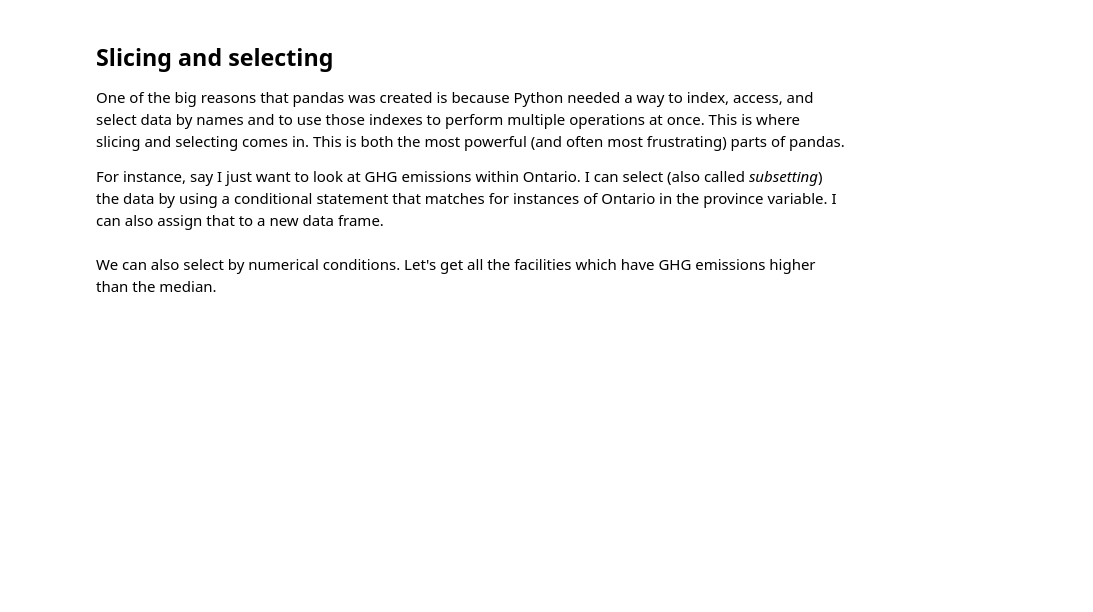
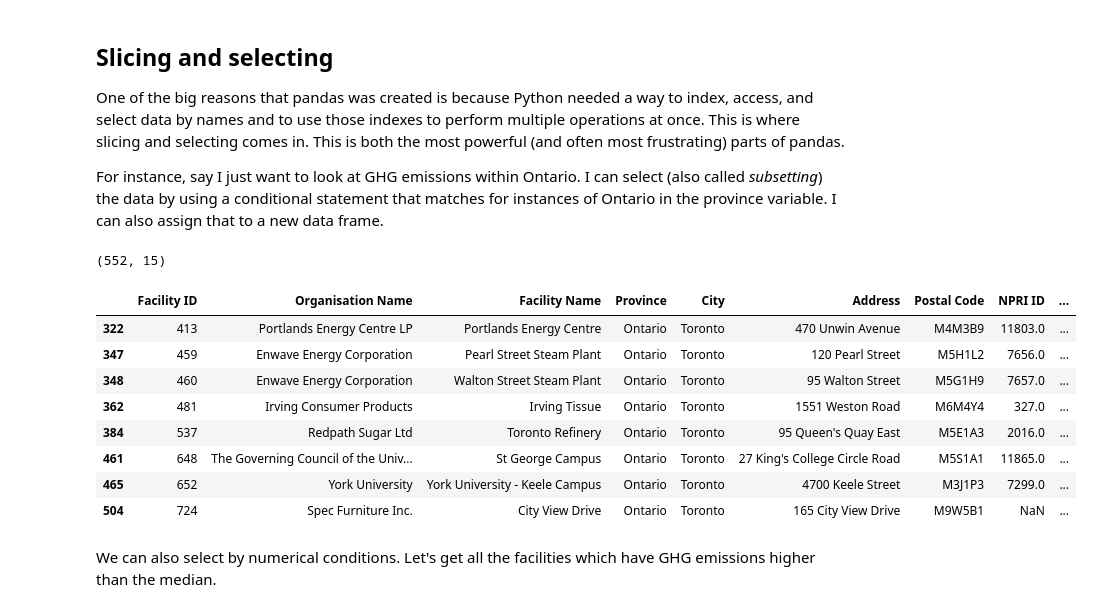
Before and after one commit to SocialDataAnalytics-Winter2018/lab02, a Jupyter notebook: Lab 02 - Basic Python II, Intro to Data Handling.ipynb, the cells around one changed output. Saved outputs shown, nothing was run; the diff lists cells and outputs as text; code cells hidden in the pictures; blank space fills up the shorter version.

```diff
--- a/Lab 02 - Basic Python II, Intro to Data Handling.ipynb
+++ b/Lab 02 - Basic Python II, Intro to Data Handling.ipynb
@@ -463,5 +903,9 @@ This isn't terribly useful here, but once we show how to take slices of data, it
 One of the big reasons that pandas was created is because Python needed a way to index, access, and select data by names and to use those indexes to perform multiple operations at once. This is where slicing and selecting comes in. This is both the most powerful (and often most frustrating) parts of pandas.
 
 For instance, say I just want to look at GHG emissions within Ontario. I can select (also called *subsetting*) the data by using a conditional statement that matches for instances of Ontario in the province variable. I can also assign that to a new data frame.
+# %%
+df_gg.shape
+# %% [output]
+(552, 15)
 # %%
 df_gg_ON = df_gg[df_gg['Province'] == 'Ontario']
@@ -469,6 +912,16 @@ df_gg_ON.shape
 # %%
 df_gg_TO = df_gg[(df_gg['Province'] == 'Ontario') & (df_gg['City'] == 'Toronto')]
-df_gg_TO.shape
+df_gg_TO
+# %% [output]
+|  | Facility ID | Organisation Name | Facility Name | Province | City | Address | Postal Code | NPRI ID | ... |
+| 322 | 413 | Portlands Energy Centre LP | Portlands Energy Centre | Ontario | Toronto | 470 Unwin Avenue | M4M3B9 | 11803.0 | ... |
+| 347 | 459 | Enwave Energy Corporation | Pearl Street Steam Plant | Ontario | Toronto | 120 Pearl Street | M5H1L2 | 7656.0 | ... |
+| 348 | 460 | Enwave Energy Corporation | Walton Street Steam Plant | Ontario | Toronto | 95 Walton Street | M5G1H9 | 7657.0 | ... |
+| 362 | 481 | Irving Consumer Products | Irving Tissue | Ontario | Toronto | 1551 Weston Road | M6M4Y4 | 327.0 | ... |
+| 384 | 537 | Redpath Sugar Ltd | Toronto Refinery | Ontario | Toronto | 95 Queen's Quay East | M5E1A3 | 2016.0 | ... |
+| 461 | 648 | The Governing Council of the Univ... | St George Campus | Ontario | Toronto | 27 King's College Circle Road | M5S1A1 | 11865.0 | ... |
+| 465 | 652 | York University | York University - Keele Campus | Ontario | Toronto | 4700 Keele Street | M3J1P3 | 7299.0 | ... |
+| 504 | 724 | Spec Furniture Inc. | City View Drive | Ontario | Toronto | 165 City View Drive | M9W5B1 | NaN | ... |
 # %%
 df_gg_ON.head(3)
 # %% [markdown]
```
Also changed, not shown: parts of 110 cells of this notebook, 1 other file.
